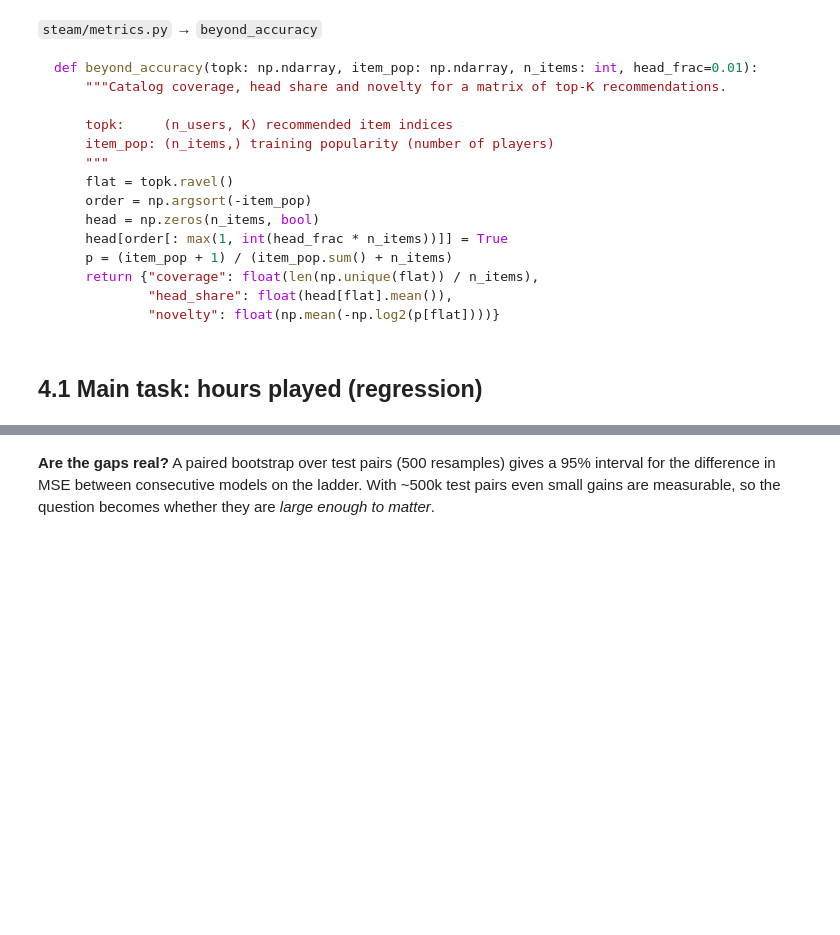
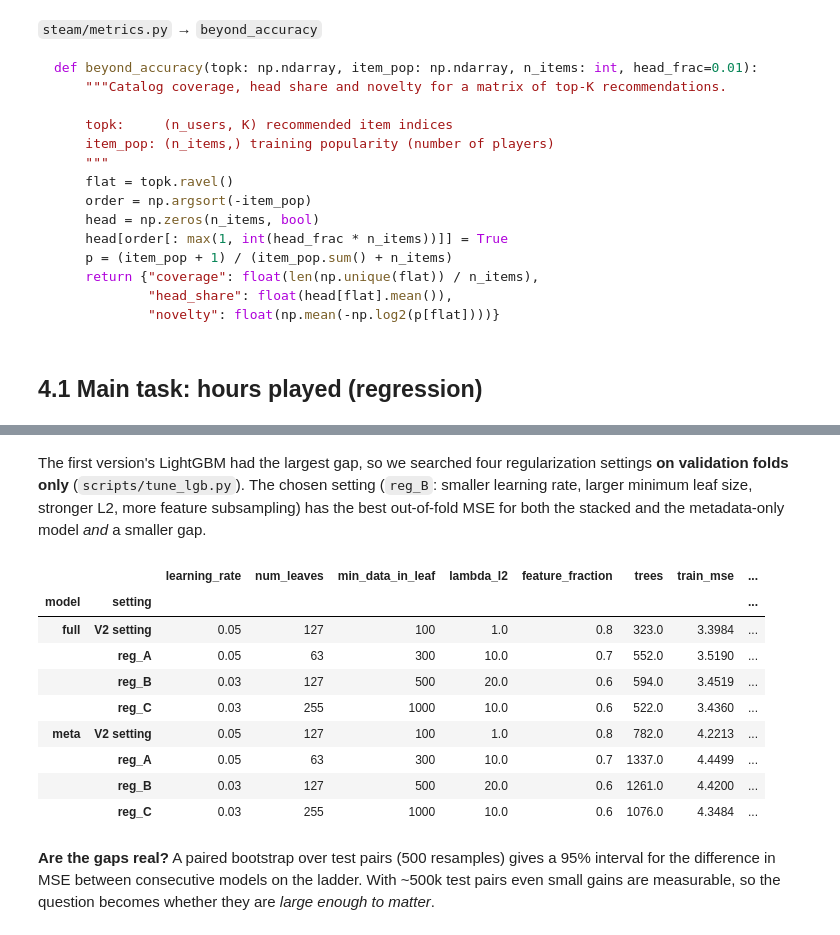
Before and after one commit to rsm-ygadhiya/steam-owning-vs-playing, a Jupyter notebook: notebooks/workbook.ipynb, the cells around one changed output, grey strips where cells are left out. Drawn from its saved outputs; the diff is of its cells as text; code cells hidden in the pictures; blank space fills up the shorter version.

```diff
--- a/notebooks/workbook.ipynb
+++ b/notebooks/workbook.ipynb
@@ -821,3 +1043,20 @@ report.fig_mse_bars("test"); plt.show()
+# %% [markdown]
+The first version's LightGBM had the largest gap, so we searched four regularization settings **on validation folds only**
+(`scripts/tune_lgb.py`). The chosen setting (`reg_B`: smaller learning rate, larger minimum leaf size, stronger L2, more feature
+subsampling) has the best out-of-fold MSE for both the stacked and the metadata-only model *and* a smaller gap.
+# %%
+report.table_lgb_tuning().round(4)
+# %% [output]
+|  |  | learning_rate | num_leaves | min_data_in_leaf | lambda_l2 | feature_fraction | trees | train_mse | ... |
+| model | setting |  |  |  |  |  |  |  | ... |
+| full | V2 setting | 0.05 | 127 | 100 | 1.0 | 0.8 | 323.0 | 3.3984 | ... |
+|  | reg_A | 0.05 | 63 | 300 | 10.0 | 0.7 | 552.0 | 3.5190 | ... |
+|  | reg_B | 0.03 | 127 | 500 | 20.0 | 0.6 | 594.0 | 3.4519 | ... |
+|  | reg_C | 0.03 | 255 | 1000 | 10.0 | 0.6 | 522.0 | 3.4360 | ... |
+| meta | V2 setting | 0.05 | 127 | 100 | 1.0 | 0.8 | 782.0 | 4.2213 | ... |
+|  | reg_A | 0.05 | 63 | 300 | 10.0 | 0.7 | 1337.0 | 4.4499 | ... |
+|  | reg_B | 0.03 | 127 | 500 | 20.0 | 0.6 | 1261.0 | 4.4200 | ... |
+|  | reg_C | 0.03 | 255 | 1000 | 10.0 | 0.6 | 1076.0 | 4.3484 | ... |
 # %% [markdown]
 **Are the gaps real?** A paired bootstrap over test pairs (500 resamples) gives a 95% interval for the difference in MSE
 between consecutive models on the ladder. With ~500k test pairs even small gains are measurable, so the question becomes
```
Also changed, not shown: parts of 28 cells of this notebook, 27 other files.
